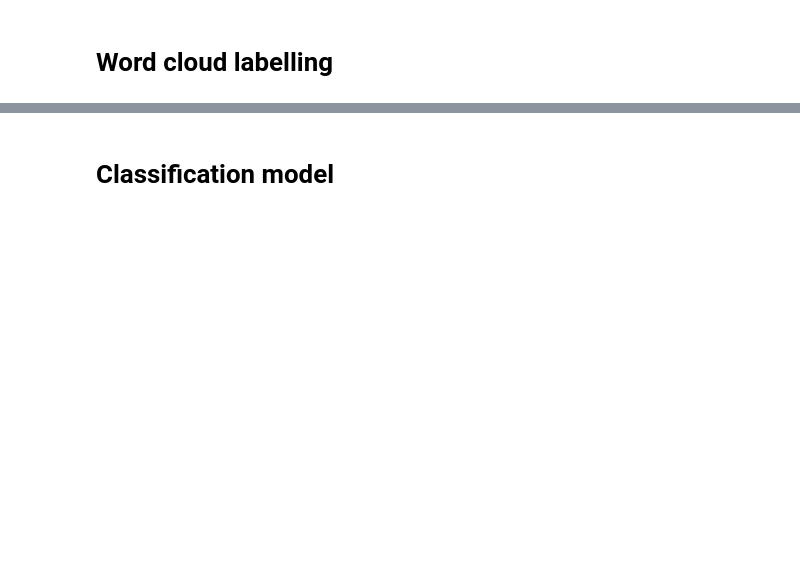
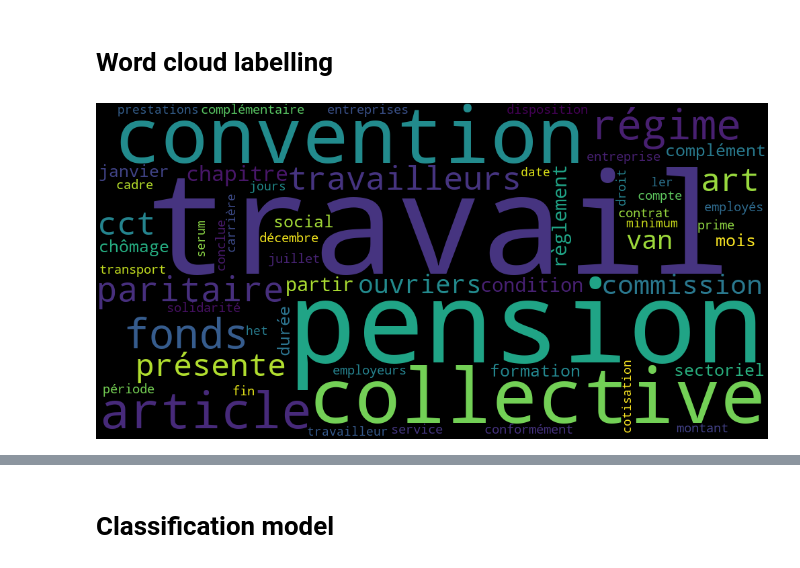
Before and after one commit to naomithiru/KPMG-Usecase, a Jupyter notebook: assets/docs_labeling_fr.ipynb, the cells around one changed output, grey strips where cells are left out. Cells and saved outputs as stored; diff of their text form; code cells hidden in the pictures; blank space fills up the shorter version.

```diff
--- a/assets/docs_labeling_fr.ipynb
+++ b/assets/docs_labeling_fr.ipynb
@@ -96,6 +108,7 @@ def extract_pattern(lst, pattern:str):
       pass
   return '\n'.join(output_lst)
 # %%
+# not precise extraction to be improved
 def extract_scope(lst):
   output_lst = []
   for item in lst:
@@ -104,7 +117,8 @@ def extract_scope(lst):
     #pattern3 = r".*\b(convention collective de travail|CCT)\s*\S*[a-z]('appli\w*)\b.*"
     #pattern4 = r".*\b(convention collective de travail|CCT)\s*\S*.*('?appli\w*)\b.*"
     #pattern = r".*\b(convention collective de.*travail|CCT).*('*appli\w*)\b.*"
-    pattern = r".*((convention collective de )(travail|CCT))*.*"
+    #pattern = r".*((convention collective de )(travail|CCT))*.*"
+    pattern = r".*(convention collective de )(travail|CCT).*"
     if re.search(pattern, item, flags=re.IGNORECASE):
       output_lst.append(item)
     else:
@@ -117,7 +146,7 @@ def extract_deposit(lst):
     pattern =r".*(épôt: )([0-9]{2})/([0-9]{2})/([0-9]{4}).*"
     match = re.search(pattern, item, flags=re.IGNORECASE)
     if match:
-      output_str = str(match[2])+"/"+str(match[3])+"/"+str(match[])
+      output_str = str(match[2])+"/"+str(match[3])+"/"+str(match[4])
       output_lst.append(output_str)
     else:
       pass
@@ -124,0 +268,4 @@ def extract_deposit(lst):
+# %%
+responses2 = add_effective_date(responses2, "doc_bodies")
+#responses2.loc[responses2.fromDate.isnull() == False,['txt_name','fromDate','endDate']]
+responses2.loc[:,["txt_name","endDate","fromDate"]]
@@ -460,7 +476,7 @@ class Preprocess:
         tokens = [t for t in tokens if len(t) > lenght_min]
         # remove stopwords
         tokens = [t for t in tokens if t not in stop_words]
-        # remove
+        # remove NER not used
         tokens = [t for t in tokens if t not in named_entities]
         return tokens
 
@@ -473,6 +489,8 @@ class Preprocess:
     def tokenize_texts(self, texts:Series, stop_words: List[str] = None, named_entities: List[str] = None,
                    lenght_min: int=2) -> List[List[str]]:
         texts_tokens = []
+        nes = self.get_named_entities(texts, inplace=True)
+
         for text in texts:
             texts_tokens += [self.tokenize_text(text, stop_words, named_entities, lenght_min)]
         return texts_tokens
@@ -502,3 +558,6 @@ responses2["bodies_cleaned"] = responses2["doc_bodies"].apply(preprocess.clean_t
 all_ts = preprocess.tokenize_texts(responses2.bodies_cleaned)
 # %%
-texts, f_abs, f_rel, wordcloud = filter_words(all_ts, freq_min=0.5)
+texts, f_abs, f_rel, wordcloud = filter_words(all_ts, freq_min=0.10)
+wordcloud.to_image()
+# %% [output]
+[figure, added]
```
Also changed, not shown: parts of 43 cells of this notebook.
